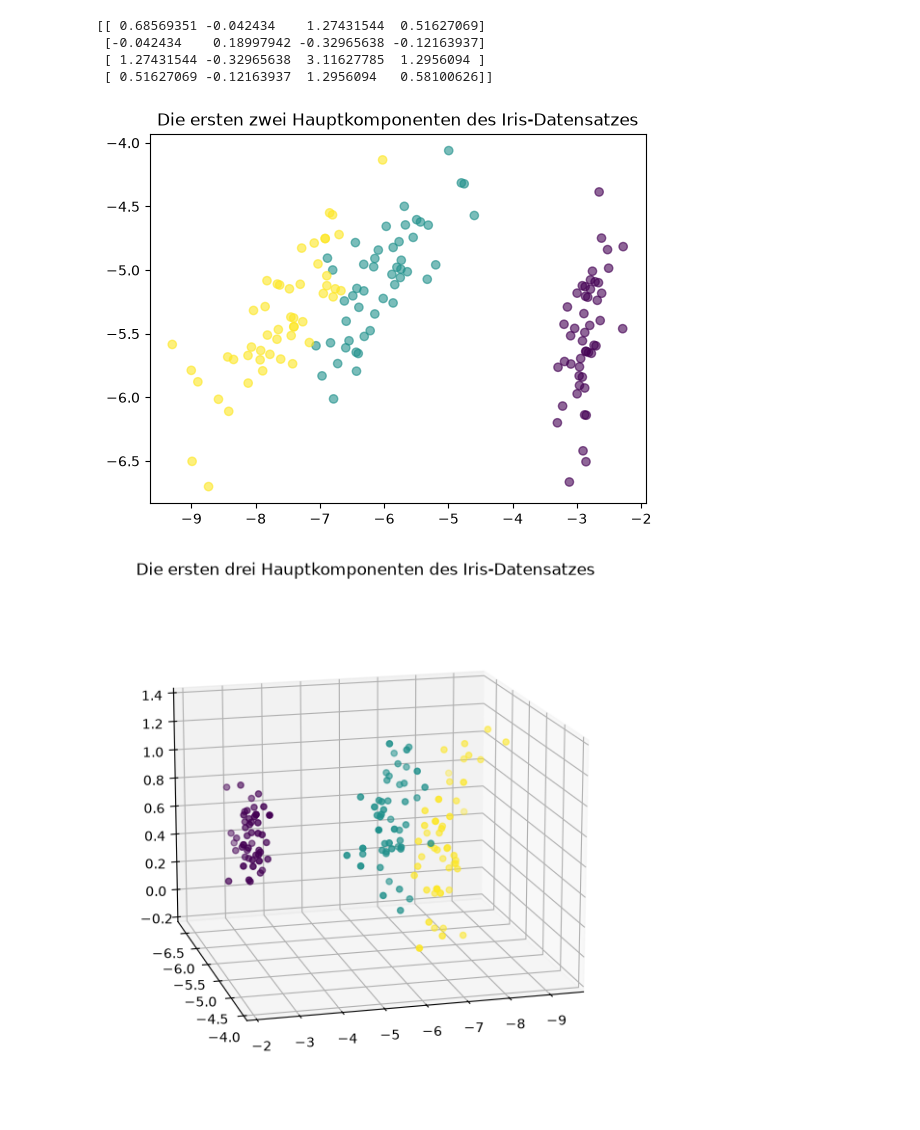
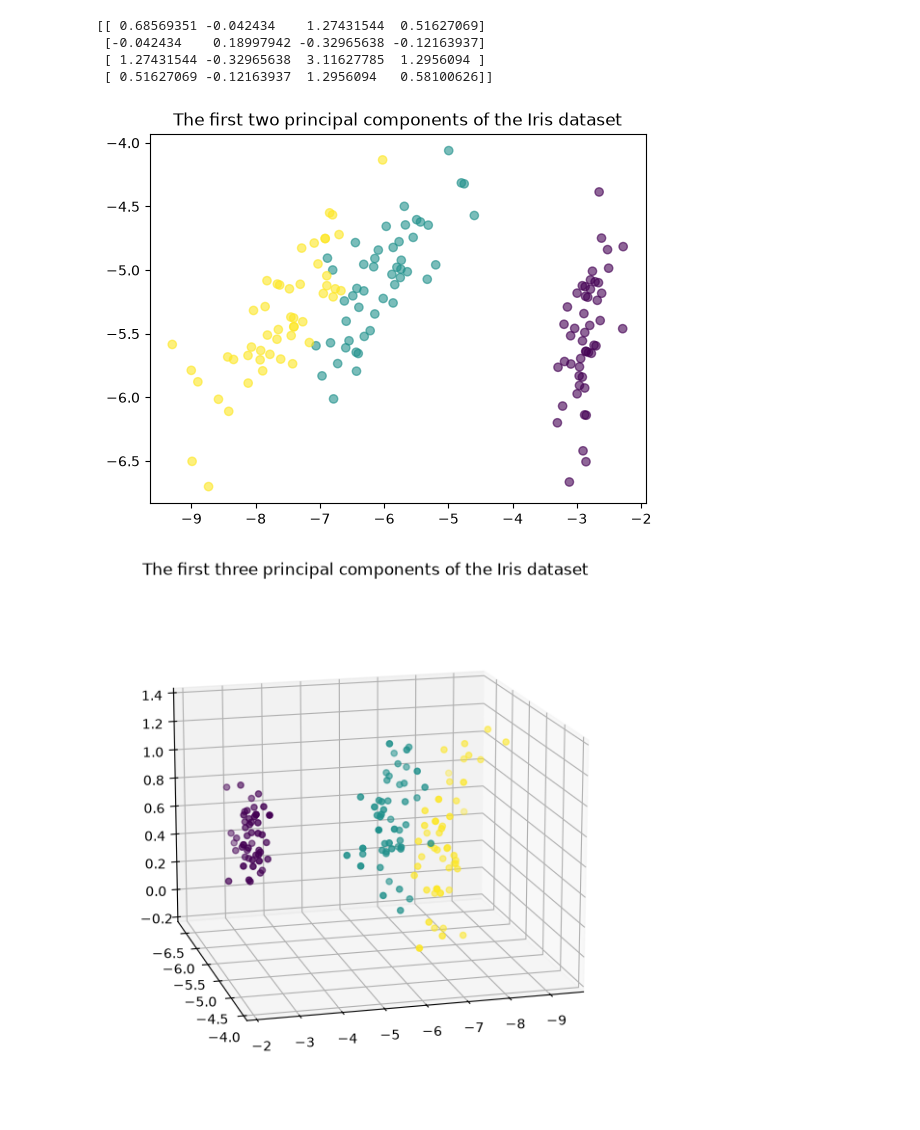
Before and after one commit to konradvoelkel/ds-en, a Jupyter notebook: dimensionality-reduction.ipynb, the cells around one changed output. Drawn from its saved outputs; the diff is of its cells as text; code cells hidden in the pictures.

```diff
--- a/dimensionality-reduction.ipynb
+++ b/dimensionality-reduction.ipynb
@@ -230,27 +228,27 @@ Ebenso können wir nun natürlich mit Daten verfahren, die wir gar nicht selbst
 # %%
 iris = datasets.load_iris()
 x = iris.data
 C = np.cov(x, rowvar=False)
 print(C)
 T, s, Tinv = np.linalg.svd(C)
 pca_x = np.matmul(Tinv, x.T).T
 
 fig, ax = plt.subplots()
 ax.scatter(pca_x[:,0], pca_x[:,1], c=iris.target, alpha=0.6)
-ax.set_title("Die ersten zwei Hauptkomponenten des Iris-Datensatzes")
+ax.set_title("The first two principal components of the Iris dataset")
 plt.show()
 
 fig = plt.figure(figsize=(7,7))
 ax = plt.axes(projection='3d')
 ax.view_init(15, 75)
 ax.scatter3D(pca_x[:,0], pca_x[:,1], pca_x[:,2], c=iris.target)
-ax.set_title("Die ersten drei Hauptkomponenten des Iris-Datensatzes")
+ax.set_title("The first three principal components of the Iris dataset")
 plt.show()
 # %% [output]
 [[ 0.68569351 -0.042434    1.27431544  0.51627069]
  [-0.042434    0.18997942 -0.32965638 -0.12163937]
  [ 1.27431544 -0.32965638  3.11627785  1.2956094 ]
  [ 0.51627069 -0.12163937  1.2956094   0.58100626]]
-[figure, old version]
+[figure, new version]
-[figure, old version]
+[figure, new version]
 # %% [markdown]
```
Also changed, not shown: parts of 29 cells of this notebook, 13 other files.
